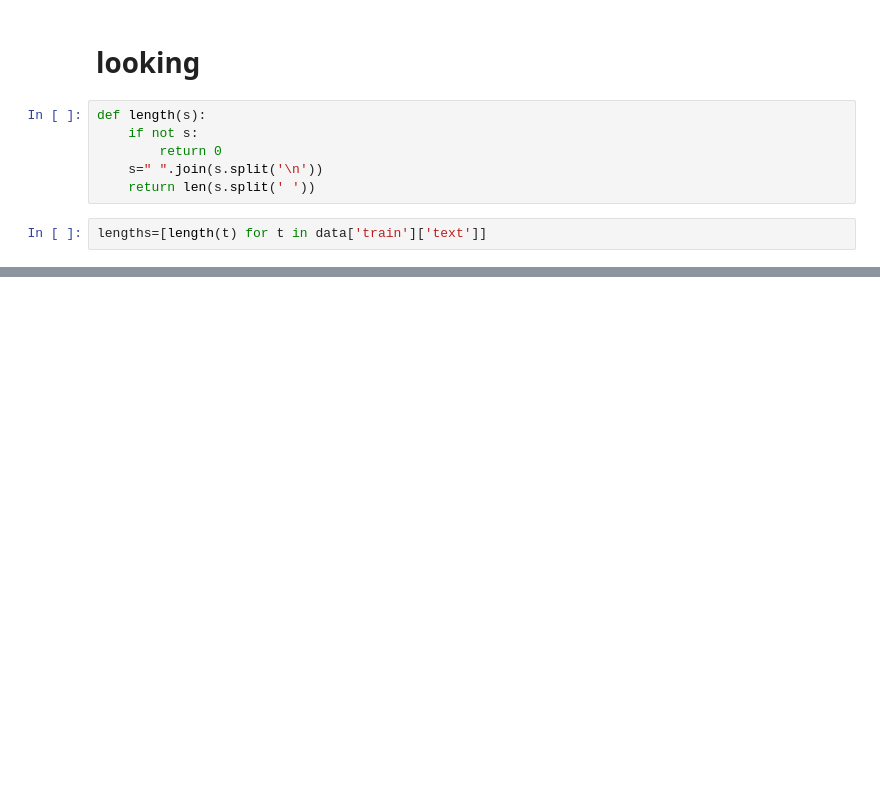
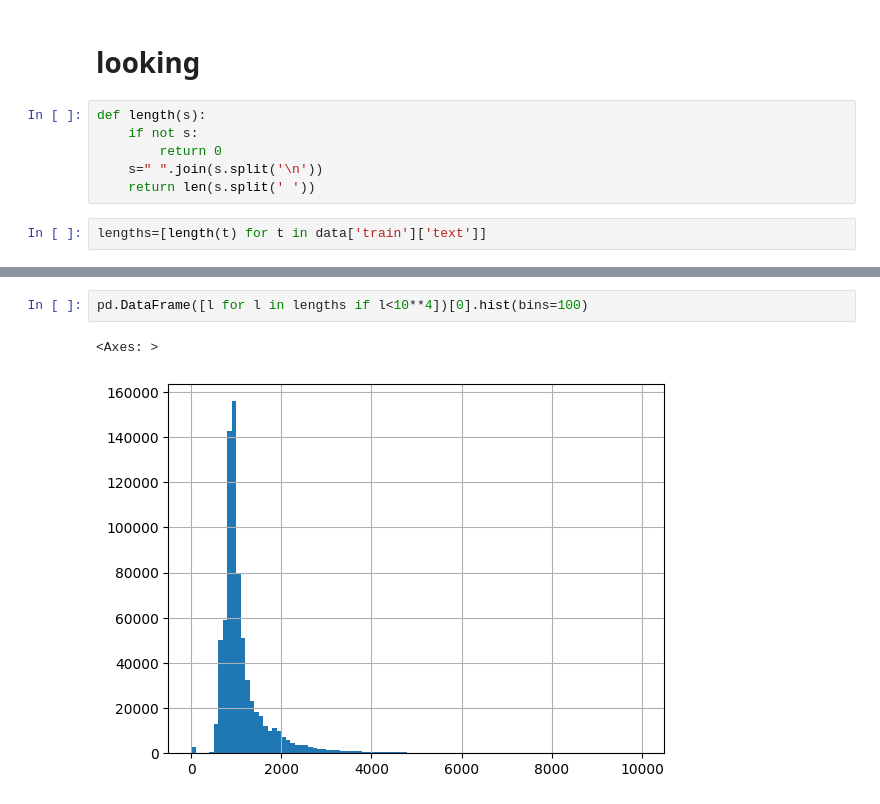
Before and after one commit to nevakrien/hebrew_document_search, a Jupyter notebook: preprocessing.ipynb, the cells around one changed output, grey strips where cells are left out. Saved outputs shown, nothing was run; the diff lists cells and outputs as text; blank space fills up the shorter version.

```diff
--- a/preprocessing.ipynb
+++ b/preprocessing.ipynb
@@ -39,0 +45,5 @@ pd.DataFrame([l for l in lengths if 3000<l<10**4])[0].hist(bins=100)
+# %%
+pd.DataFrame([l for l in lengths if l<10**4])[0].hist(bins=100)
+# %% [output]
+<Axes: >
+[figure, added]
```
Also changed, not shown: parts of 31 cells of this notebook, 1 other file.
